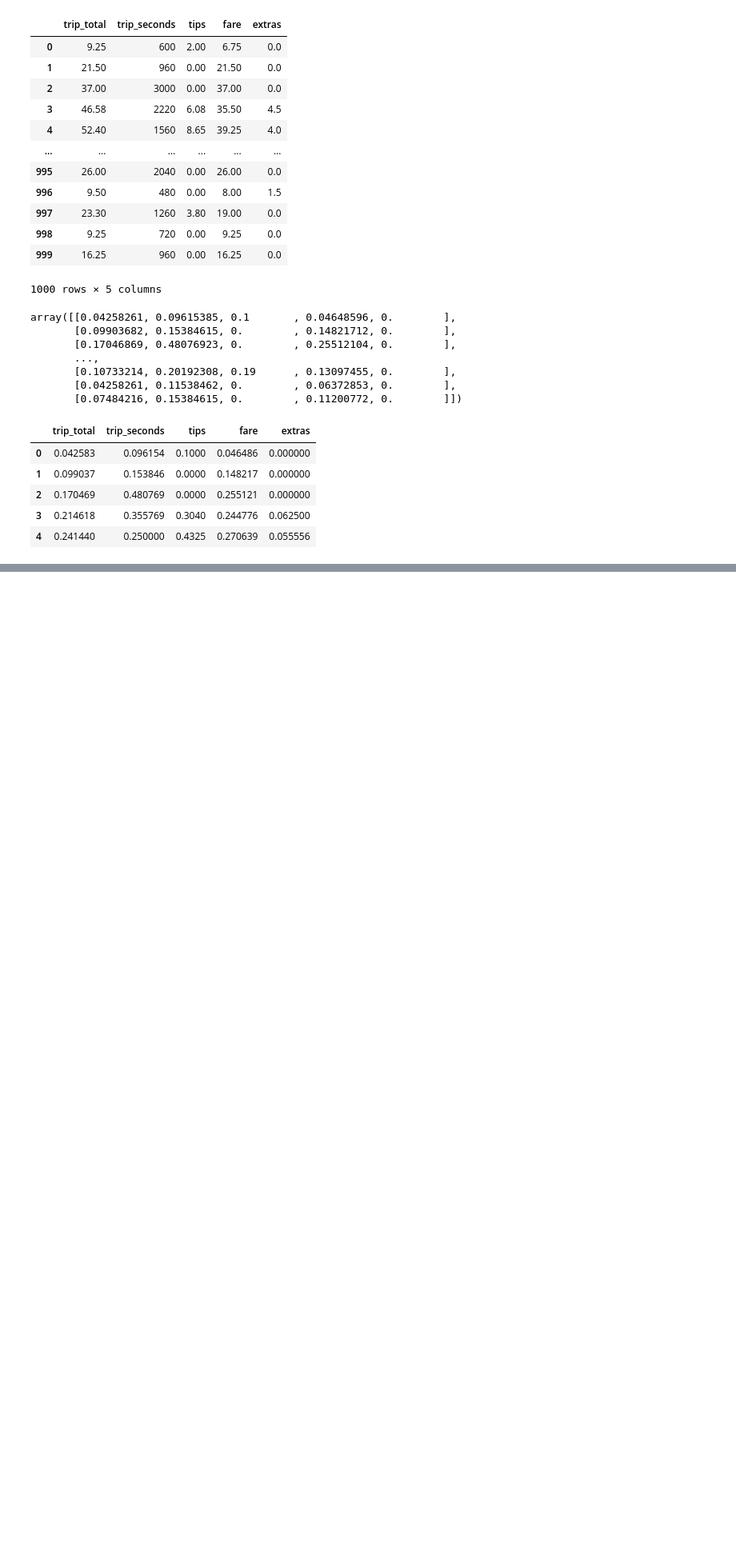
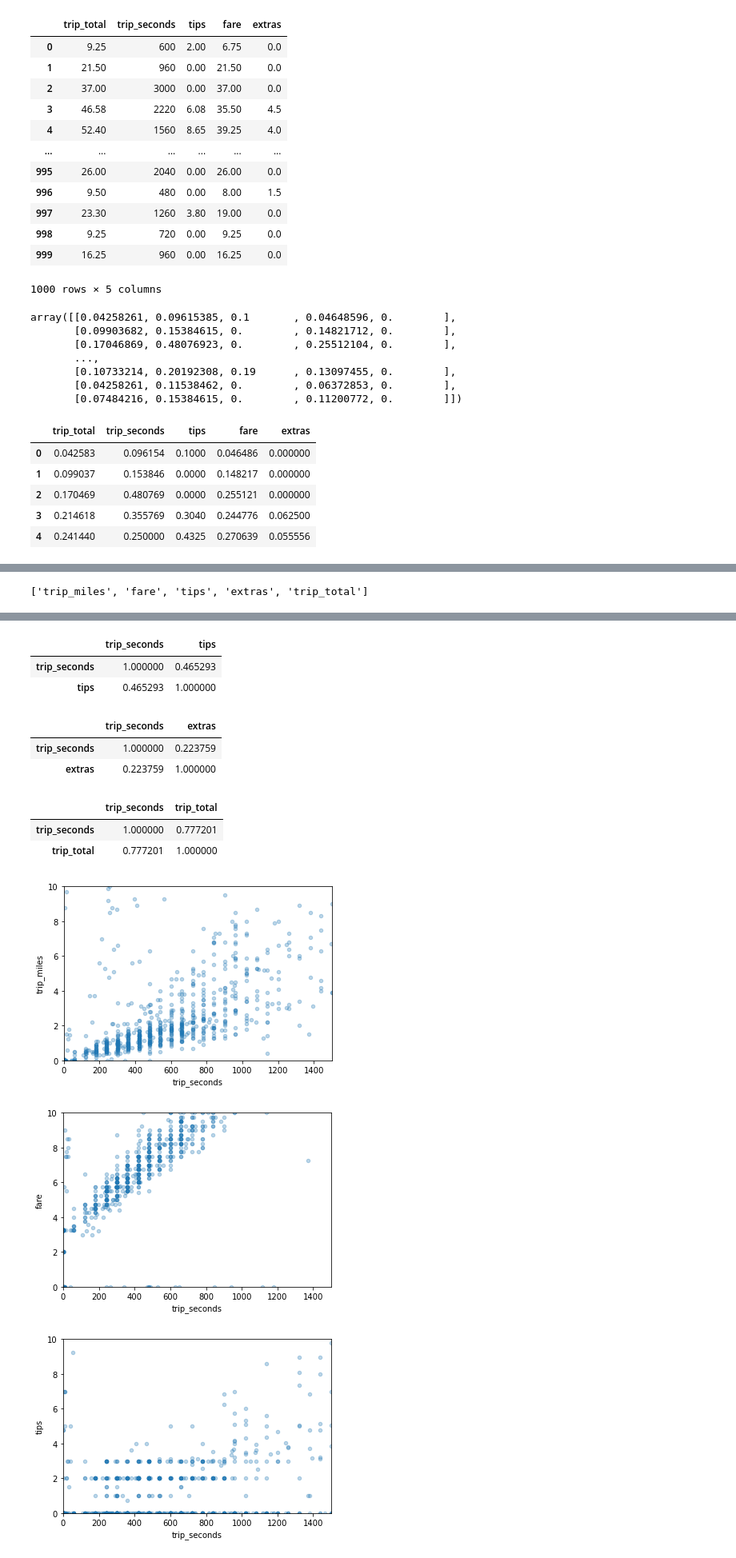
Before and after one commit to leosanron/Machine_Learning, a Jupyter notebook: notebook/0.9 Exploring_data.ipynb, the cells around one changed output, grey strips where cells are left out. Shown at 80% size. Saved outputs shown, nothing was run; the diff lists cells and outputs as text; code cells hidden in the pictures; blank space fills up the shorter version.

```diff
--- a/notebook/0.9 Exploring_data.ipynb
+++ b/notebook/0.9 Exploring_data.ipynb
@@ -224,0 +265,17 @@ num_df_minmax_scaled.head()
+# %%
+variables2 = variables[1:]
+variables2
+# %% [output]
+['trip_miles', 'fare', 'tips', 'extras', 'trip_total']
+# %%
+count = 0
+for i in variables2:
+    X = 'trip_seconds'
+    Y =  variables2[count]
+    num_df.plot(kind='scatter', x= X, y=Y, alpha=0.3)
+    plt.xlim(0,1500)
+    plt.ylim(0,10)
+    corr = num_df [[X,Y]].corr() #solo analisamos la correlacion lineal
+    display(corr)
+    count = count + 1
+# %% [output]
@@ -224,0 +288,12 @@ num_df_minmax_scaled.head()
+|  | trip_seconds | tips |
+| trip_seconds | 1.000000 | 0.465293 |
+| tips | 0.465293 | 1.000000 |
+|  | trip_seconds | extras |
+| trip_seconds | 1.000000 | 0.223759 |
+| extras | 0.223759 | 1.000000 |
+|  | trip_seconds | trip_total |
+| trip_seconds | 1.000000 | 0.777201 |
+| trip_total | 0.777201 | 1.000000 |
+[figure, added]
+[figure, added]
+[figure, added]
```
Also changed, not shown: parts of 28 cells of this notebook.
